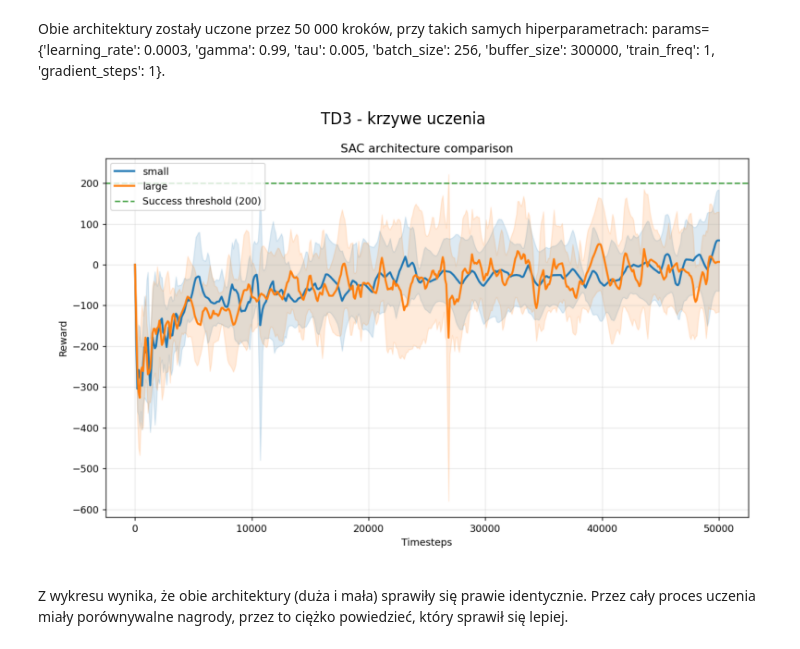
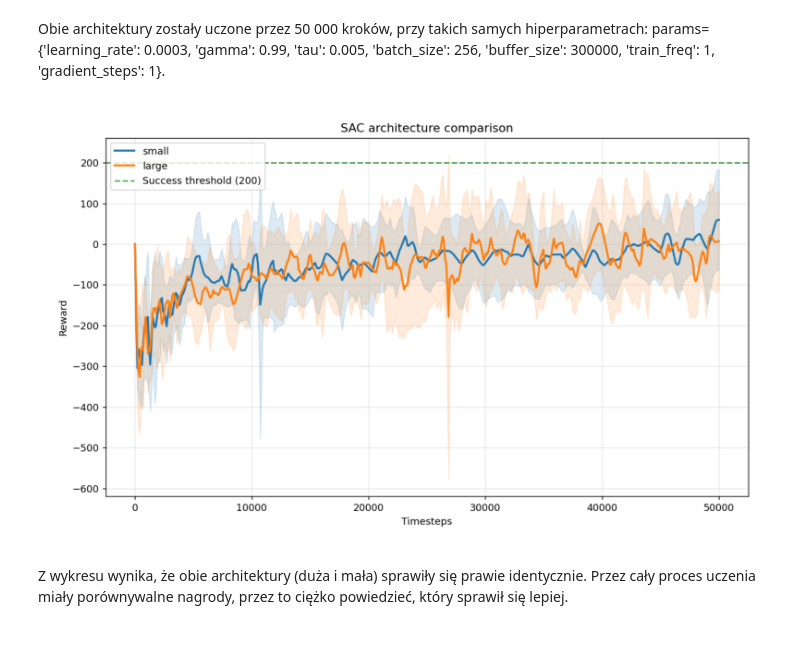
Before and after one commit to akaButter/Inteligencja-obliczeniowa, a Jupyter notebook: lab05/raport05.ipynb, the cells around one changed output. Saved outputs shown, nothing was run; the diff lists cells and outputs as text; code cells hidden in the pictures.

```diff
--- a/lab05/raport05.ipynb
+++ b/lab05/raport05.ipynb
@@ -272,12 +272,11 @@ Obie architektury zostały uczone przez 50 000 kroków, przy takich samych hiper
 # %%
 img = mpimg.imread("results/arch_compare/SAC/comparison_curve.png")
 plt.figure(figsize=(12, 6))
 plt.imshow(img)
 plt.axis("off")
-plt.title(f"{algo} - krzywe uczenia")
 plt.show()
 # %% [output]
-[figure, old version]
+[figure, new version]
 # %% [markdown]
 Z wykresu wynika, że obie architektury (duża i mała) sprawiły się prawie identycznie. Przez cały proces uczenia miały porównywalne nagrody, przez to ciężko powiedzieć, który sprawił się lepiej.
 # %% [markdown]
```
